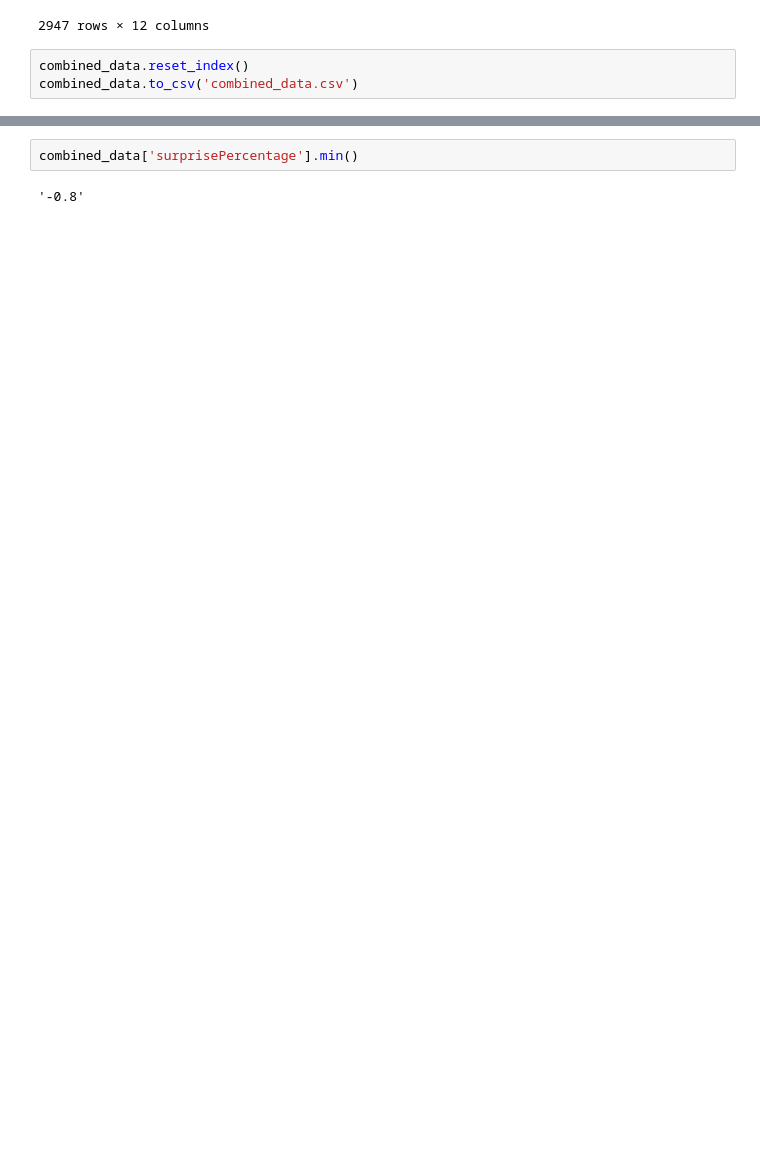
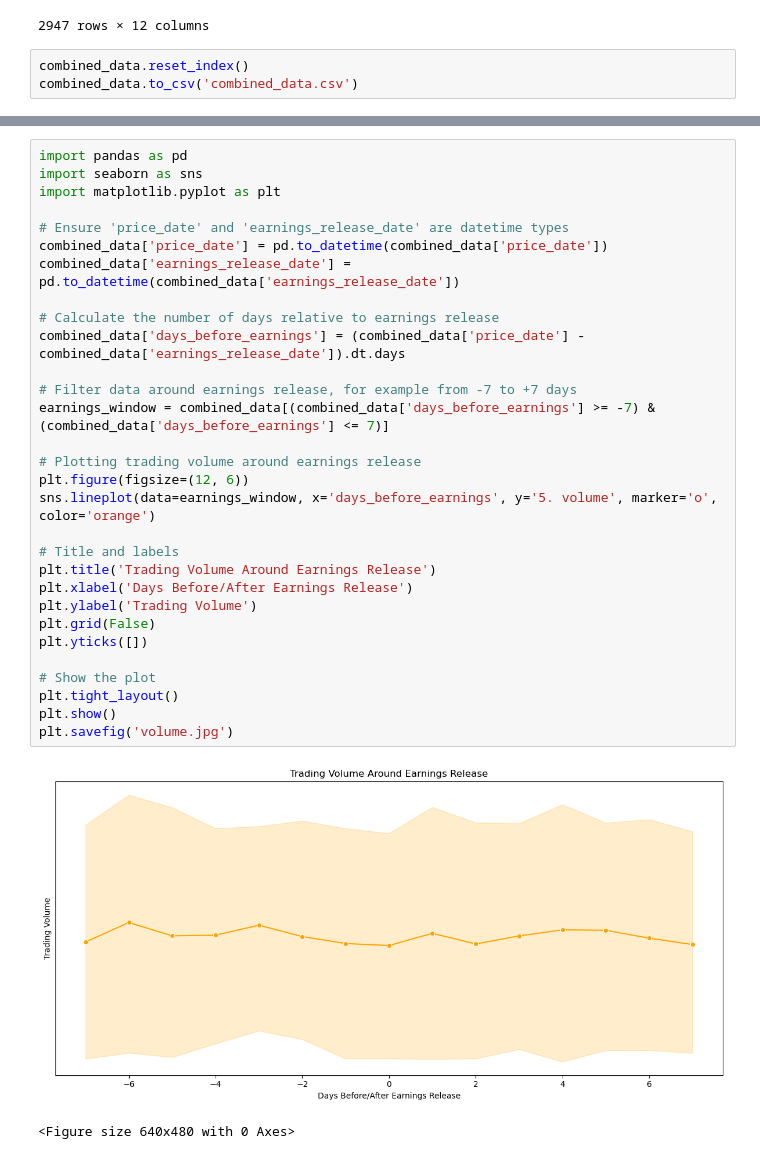
Before and after one commit to skolten27/my-blog, a Jupyter notebook: post_2.ipynb, the cells around one changed output, grey strips where cells are left out. Saved outputs shown, nothing was run; the diff lists cells and outputs as text; blank space fills up the shorter version.

Commit message:
graphs

```diff
--- a/post_2.ipynb
+++ b/post_2.ipynb
@@ -214,4 +215,33 @@ plt.savefig('percentag')
-# %%
-combined_data['surprisePercentage'].min()
-# %% [output]
-'-0.8'
+# %%
+import pandas as pd
+import seaborn as sns
+import matplotlib.pyplot as plt
+
+# Ensure 'price_date' and 'earnings_release_date' are datetime types
+combined_data['price_date'] = pd.to_datetime(combined_data['price_date'])
+combined_data['earnings_release_date'] = pd.to_datetime(combined_data['earnings_release_date'])
+
+# Calculate the number of days relative to earnings release
+combined_data['days_before_earnings'] = (combined_data['price_date'] - combined_data['earnings_release_date']).dt.days
+
+# Filter data around earnings release, for example from -7 to +7 days
+earnings_window = combined_data[(combined_data['days_before_earnings'] >= -7) & (combined_data['days_before_earnings'] <= 7)]
+
+# Plotting trading volume around earnings release
+plt.figure(figsize=(12, 6))
+sns.lineplot(data=earnings_window, x='days_before_earnings', y='5. volume', marker='o', color='orange')
+
+# Title and labels
+plt.title('Trading Volume Around Earnings Release')
+plt.xlabel('Days Before/After Earnings Release')
+plt.ylabel('Trading Volume')
+plt.grid(False)
+plt.yticks([])
+
+# Show the plot
+plt.tight_layout()
+plt.show()
+plt.savefig('volume.jpg')
+# %% [output]
+[figure, added]
+<Figure size 640x480 with 0 Axes>
```
Also changed, not shown: parts of 3 cells of this notebook, 5 other files.
